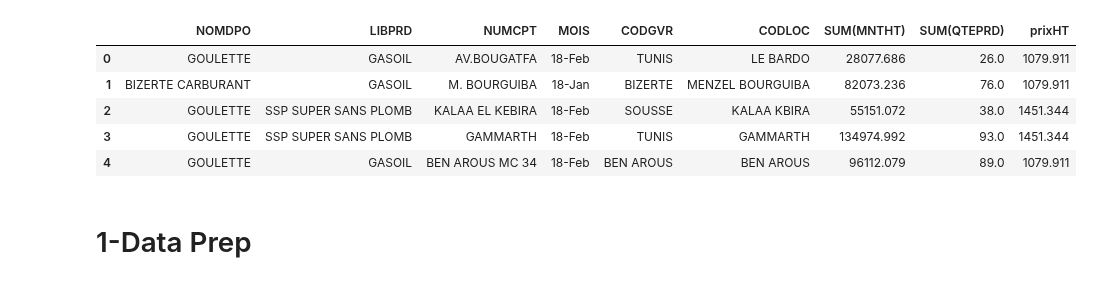
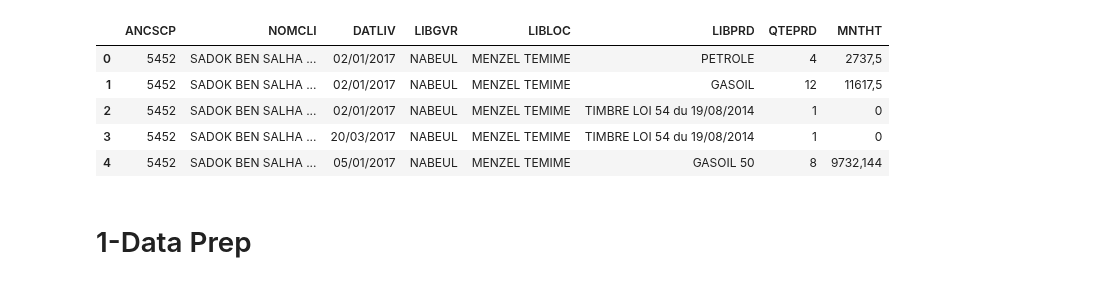
Before and after one commit to MedAzizBouzid/AGIL-ENERGY-Forecast-system, a Jupyter notebook: notebooks/BO2/forecast_next_call.ipynb, the cells around one changed output. Cells and saved outputs as stored; diff of their text form; code cells hidden in the pictures.

```diff
--- a/notebooks/BO2/forecast_next_call.ipynb
+++ b/notebooks/BO2/forecast_next_call.ipynb
@@ -8,4 +8,4 @@ import seaborn as sns
 
 import matplotlib.pyplot as plt
 # %%
-dataset=pd.read_csv('../../data/BO2_forecast_next_call/forecast_next_call.csv')
+df=pd.read_csv('../../data/vente_car_bi_hatem.csv',delimiter=';')
@@ -12,12 +30,12 @@ dataset=pd.read_csv('../../data/BO2_forecast_next_call/forecast_next_call.csv')
 # %%
-dataset.head()
+df.head()
 # %% [output]
-|  | NOMDPO | LIBPRD | NUMCPT | MOIS | CODGVR | CODLOC | SUM(MNTHT) | SUM(QTEPRD) | prixHT |
-| 0 | GOULETTE | GASOIL | AV.BOUGATFA | 18-Feb | TUNIS | LE BARDO | 28077.686 | 26.0 | 1079.911 |
-| 1 | BIZERTE CARBURANT | GASOIL | M. BOURGUIBA | 18-Jan | BIZERTE | MENZEL BOURGUIBA | 82073.236 | 76.0 | 1079.911 |
-| 2 | GOULETTE | SSP SUPER SANS PLOMB | KALAA EL KEBIRA | 18-Feb | SOUSSE | KALAA KBIRA | 55151.072 | 38.0 | 1451.344 |
-| 3 | GOULETTE | SSP SUPER SANS PLOMB | GAMMARTH | 18-Feb | TUNIS | GAMMARTH | 134974.992 | 93.0 | 1451.344 |
-| 4 | GOULETTE | GASOIL | BEN AROUS MC 34 | 18-Feb | BEN AROUS | BEN AROUS | 96112.079 | 89.0 | 1079.911 |
+|  | ANCSCP | NOMCLI | DATLIV | LIBGVR | LIBLOC | LIBPRD | QTEPRD | MNTHT |
+| 0 | 5452 | SADOK BEN SALHA ... | 02/01/2017 | NABEUL | MENZEL TEMIME | PETROLE | 4 | 2737,5 |
+| 1 | 5452 | SADOK BEN SALHA ... | 02/01/2017 | NABEUL | MENZEL TEMIME | GASOIL | 12 | 11617,5 |
+| 2 | 5452 | SADOK BEN SALHA ... | 02/01/2017 | NABEUL | MENZEL TEMIME | TIMBRE LOI 54 du 19/08/2014 | 1 | 0 |
+| 3 | 5452 | SADOK BEN SALHA ... | 20/03/2017 | NABEUL | MENZEL TEMIME | TIMBRE LOI 54 du 19/08/2014 | 1 | 0 |
+| 4 | 5452 | SADOK BEN SALHA ... | 05/01/2017 | NABEUL | MENZEL TEMIME | GASOIL 50 | 8 | 9732,144 |
 # %% [markdown]
 # 1-Data Prep
 # %% [markdown]
```
Also changed, not shown: parts of 18 cells of this notebook, 40 other files.
